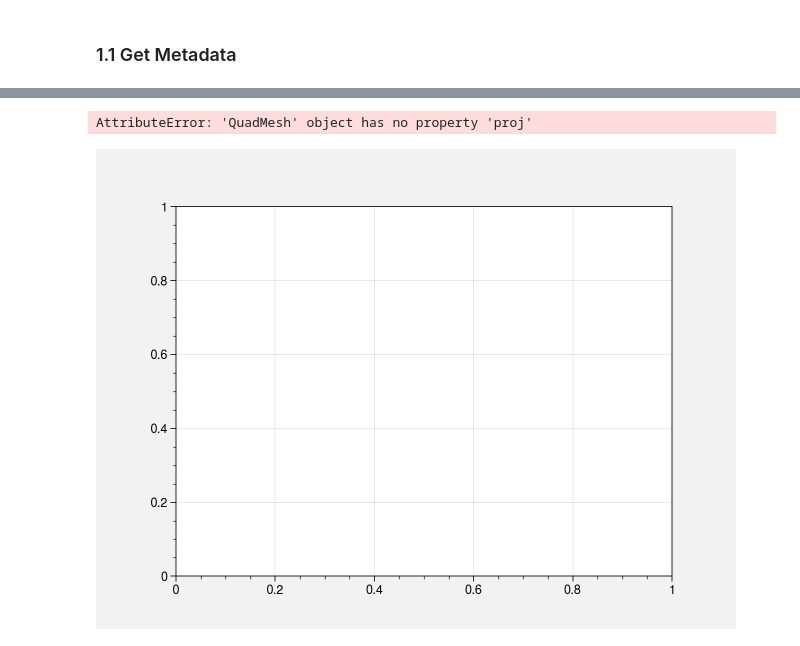
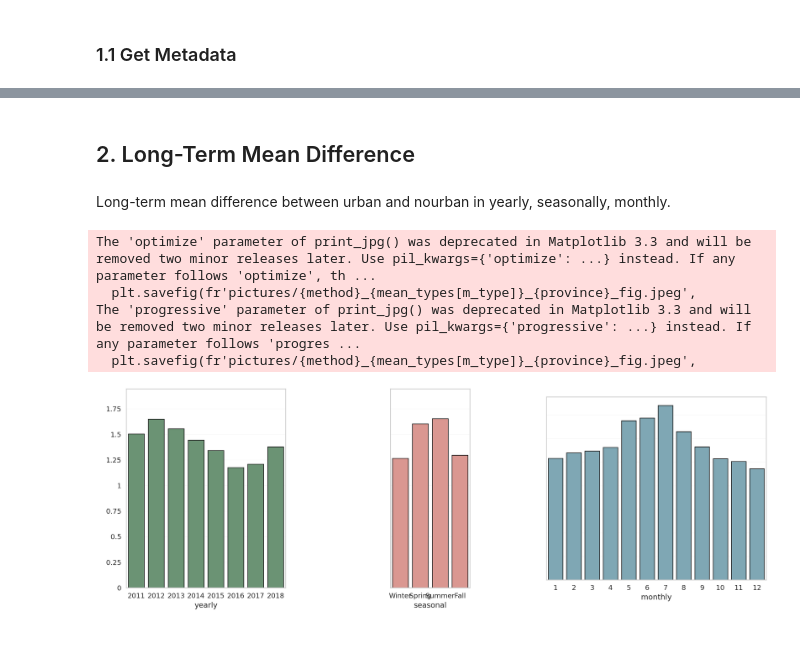
Before and after one commit to donmezkutay/ATMOS22-Paper-Codes, a Jupyter notebook: station_analysis.ipynb, the cells around one changed output, grey strips where cells are left out. Cells and saved outputs as stored; diff of their text form; code cells hidden in the pictures.

```diff
--- a/station_analysis.ipynb
+++ b/station_analysis.ipynb
@@ -214,6 +72,0 @@ base = urban_corine.plot(
-# %%
-base = urban_corine.plot(proj = cartopy.crs.PlateCarree())
-plt.scatter(metadata['x'], metadata['y'], color='red', s=10, )
-# %% [output]
-AttributeError: 'QuadMesh' object has no property 'proj'
-[figure, removed]
@@ -221,0 +73,51 @@ AttributeError: 'QuadMesh' object has no property 'proj'
+# %% [markdown]
+## 2. Long-Term Mean Difference
+# %% [markdown]
+Long-term mean difference between urban and nourban in yearly, seasonally, monthly.
+# %%
+# land uses
+luses = ['urban', 'nourban']
+
+# date columns
+date_cols = ['Date', 'Year', 'Month', 'Day', 'Hour']
+
+# define datetime column name
+datetime_col = 'Date'
+
+# define mean types
+mean_types = ['yearly', 'seasonal', 'monthly']
+
+# group urban and nourban stations
+grouped_meta = metadata.groupby('landuse')
+
+# dict to keep means
+dict_luse = {luses[0]:{mean_types[0]:None, mean_types[1]:None, mean_types[2]:None},
+             luses[1]:{mean_types[0]:None, mean_types[1]:None, mean_types[2]:None}}
+
+# loop and find land use means
+for luse in luses:
+
+    # get station data with corresponding land use
+    luse_stations = grouped_meta.get_group(luse).station.tolist()
+
+    # copy dataframe
+    dt_luse = dt[date_cols + luse_stations].copy(deep=True)
+
+    # calculate yearly seasonal and monthly means
+    dict_luse[luse][mean_types[0]] = calculate_yearly_mean(dt_luse, datetime_col)
+    dict_luse[luse][mean_types[1]] = calculate_seasonal_mean(dt_luse, datetime_col)
+    dict_luse[luse][mean_types[2]] = calculate_monthly_mean(dt_luse, datetime_col)
+# %%
+import seaborn as sns
+
+# method
+method = 'mean_diff_urban_nourban'
+
+# plot mean difference
+plot_station_mean_difference(dict_luse, mean_types, luses, method, province)
+# %% [output]
+The 'optimize' parameter of print_jpg() was deprecated in Matplotlib 3.3 and will be removed two minor releases later. Use pil_kwargs={'optimize': ...} instead. If any parameter follows 'optimize', th ...
+  plt.savefig(fr'pictures/{method}_{mean_types[m_type]}_{province}_fig.jpeg',
+The 'progressive' parameter of print_jpg() was deprecated in Matplotlib 3.3 and will be removed two minor releases later. Use pil_kwargs={'progressive': ...} instead. If any parameter follows 'progres ...
+  plt.savefig(fr'pictures/{method}_{mean_types[m_type]}_{province}_fig.jpeg',
+[figure, added]
```
Also changed, not shown: parts of 21 cells of this notebook, 3 other files.
